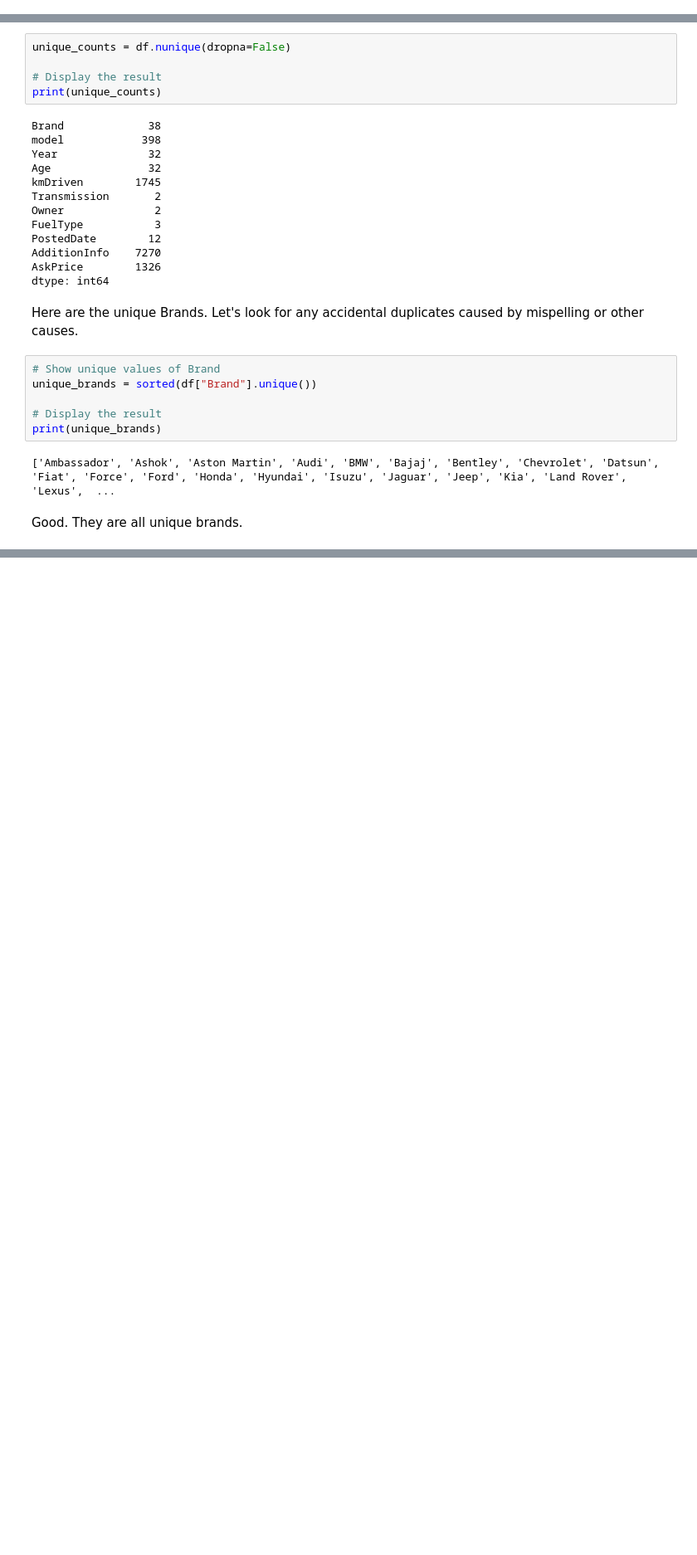
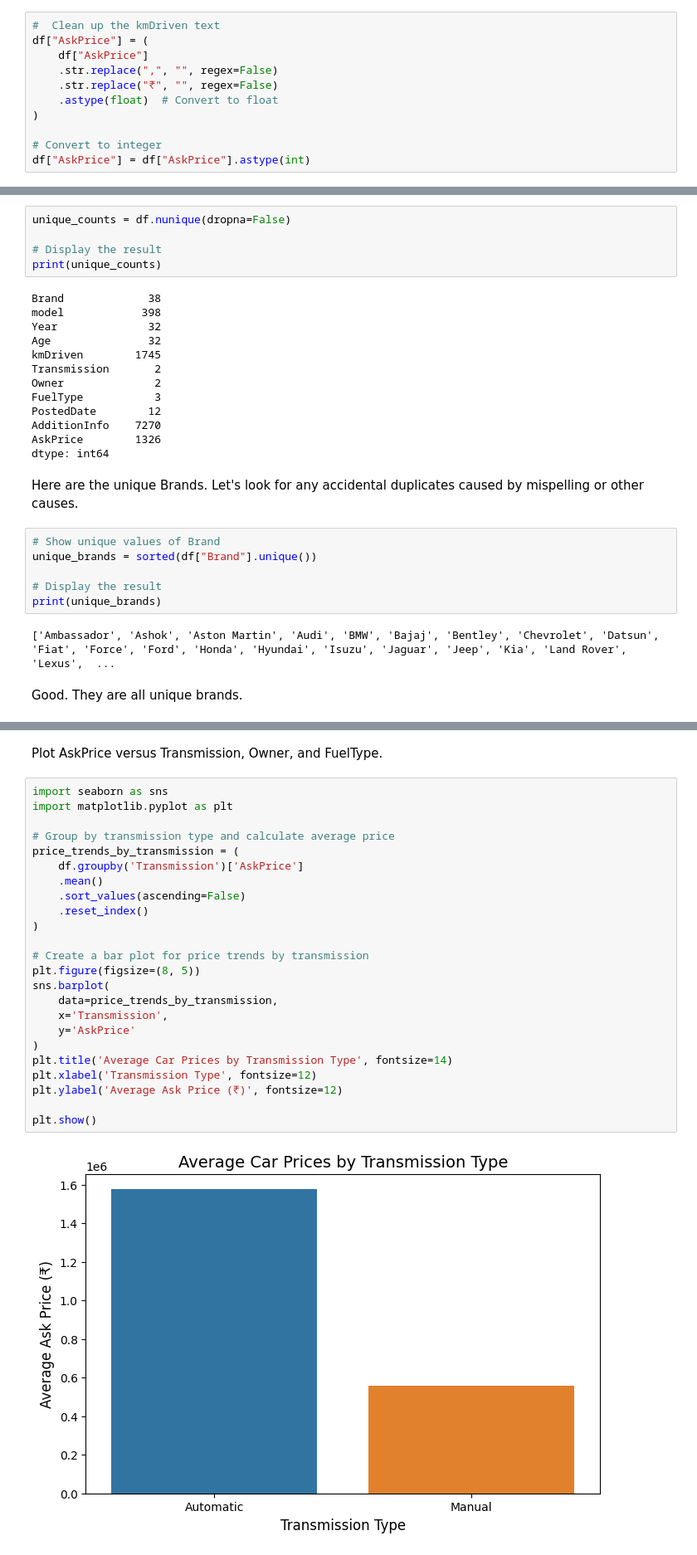
Before and after one commit to johnpospisil/used-car-values-in-india, a Jupyter notebook: used-car-values-in-india.ipynb, the cells around one changed output, grey strips where cells are left out. Shown at 83% size. Cells and saved outputs as stored; diff of their text form; blank space fills up the shorter version.

Commit message:
Add some basic graphs for early analysis.

```diff
--- a/used-car-values-in-india.ipynb
+++ b/used-car-values-in-india.ipynb
@@ -123,0 +126,11 @@ df["kmDriven"] = df["kmDriven"].astype(int)
+# %%
+#  Clean up the kmDriven text
+df["AskPrice"] = (
+    df["AskPrice"]
+    .str.replace(",", "", regex=False)
+    .str.replace("₹", "", regex=False)
+    .astype(float)  # Convert to float
+)
+
+# Convert to integer
+df["AskPrice"] = df["AskPrice"].astype(int)
@@ -203,0 +266,28 @@ print(unique_models)
+# %% [markdown]
+Plot AskPrice versus Transmission, Owner, and FuelType.
+# %%
+import seaborn as sns
+import matplotlib.pyplot as plt
+
+# Group by transmission type and calculate average price
+price_trends_by_transmission = (
+    df.groupby('Transmission')['AskPrice']
+    .mean()
+    .sort_values(ascending=False)
+    .reset_index()
+)
+
+# Create a bar plot for price trends by transmission
+plt.figure(figsize=(8, 5))
+sns.barplot(
+    data=price_trends_by_transmission,
+    x='Transmission',
+    y='AskPrice'
+)
+plt.title('Average Car Prices by Transmission Type', fontsize=14)
+plt.xlabel('Transmission Type', fontsize=12)
+plt.ylabel('Average Ask Price (₹)', fontsize=12)
+
+plt.show()
+# %% [output]
+[figure, added]
```
Also changed, not shown: parts of 15 cells of this notebook.
